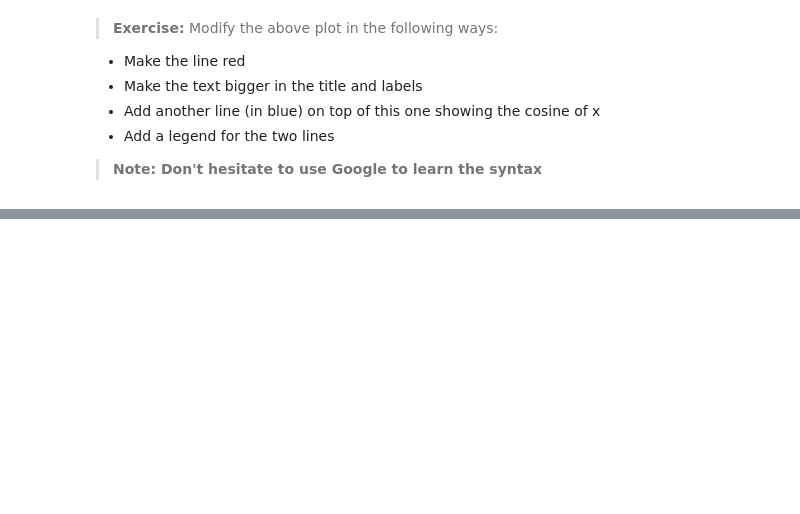
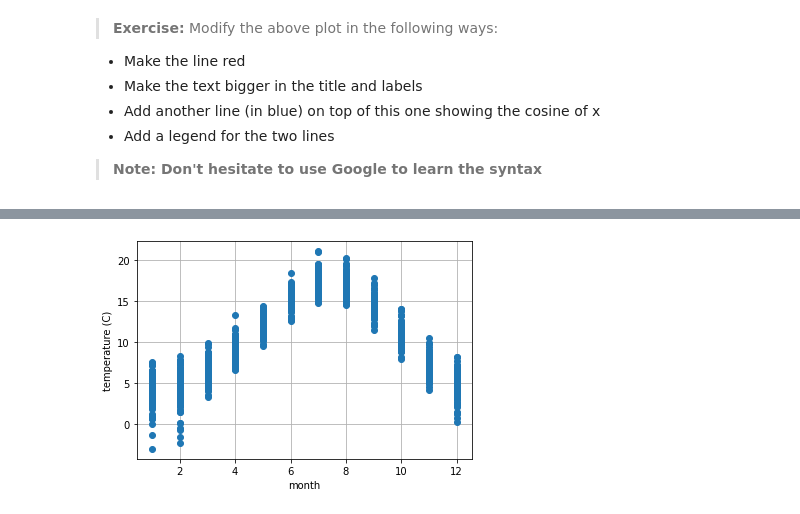
Before and after one commit to sjbabdi/BiomedicalSciences, a Jupyter notebook: BiomedicalSciences_Python_1.ipynb, the cells around one changed output, grey strips where cells are left out. Saved outputs shown, nothing was run; the diff lists cells and outputs as text; code cells hidden in the pictures; blank space fills up the shorter version.

```diff
--- a/BiomedicalSciences_Python_1.ipynb
+++ b/BiomedicalSciences_Python_1.ipynb
@@ -115,0 +98,6 @@ I like to use Oxford weather data, which I originally found here: http://www.met
+# %%
+import pandas as pd
+
+table = pd.read_csv('https://raw.githubusercontent.com/sjbabdi/BiomedicalSciences/main/data/OxfordWeather.csv')
+# peek at the table
+table
@@ -115,0 +124,16 @@ I like to use Oxford weather data, which I originally found here: http://www.met
+# %%
+# average of min and max temp
+temperature = (table['Maximum Temperature'] + table['Minimum Temperature'])/2
+# months are labelled from 1 to 12
+month       = table['Month']
+
+# note the 'o' means each data point (which corresponds to a given year and a given month)
+# is plotted in isolation. If we don't have that
+# the data will be plotted as a line and will look rather messy
+plt.plot(month,temperature,'o')
+plt.xlabel('month')
+plt.ylabel('temperature (C)')
+plt.grid()
+plt.show()
+# %% [output]
+[figure, added]
```
Also changed, not shown: parts of 30 cells of this notebook.
